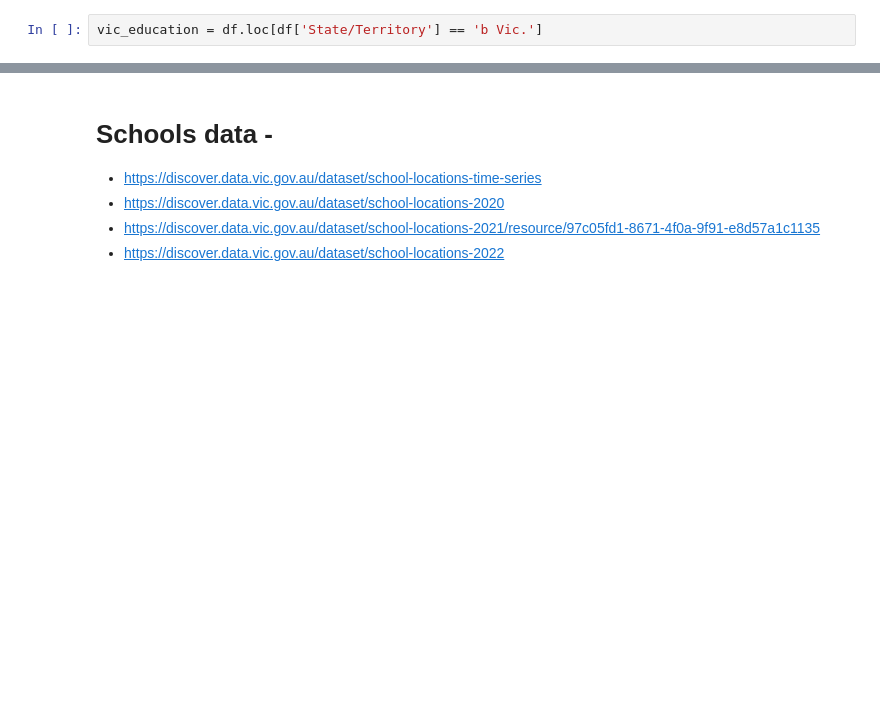
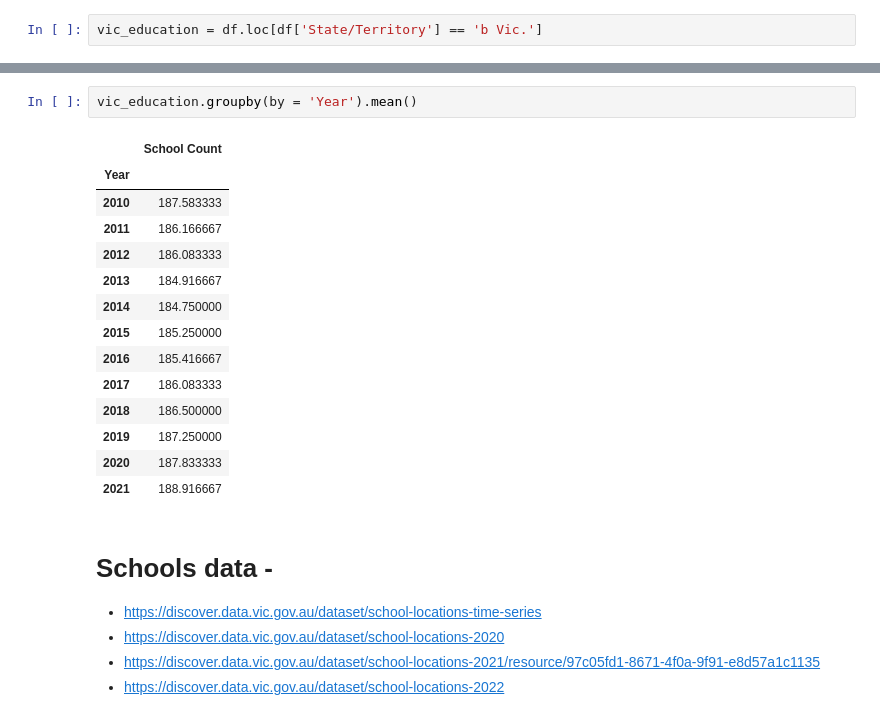
Before and after one commit to MAST30034-Applied-Data-Science/generic-real-estate-consulting-project-group-59, a Jupyter notebook: scripts/ABS_data.ipynb, the cells around one changed output, grey strips where cells are left out. Cells and saved outputs as stored; diff of their text form; blank space fills up the shorter version.

```diff
--- a/scripts/ABS_data.ipynb
+++ b/scripts/ABS_data.ipynb
@@ -202,3 +222,20 @@ vic_education.shape
+# %%
+vic_education.groupby(by = 'Year').mean()
+# %% [output]
+|  | School Count |
+| Year |  |
+| 2010 | 187.583333 |
+| 2011 | 186.166667 |
+| 2012 | 186.083333 |
+| 2013 | 184.916667 |
+| 2014 | 184.750000 |
+| 2015 | 185.250000 |
+| 2016 | 185.416667 |
+| 2017 | 186.083333 |
+| 2018 | 186.500000 |
+| 2019 | 187.250000 |
+| 2020 | 187.833333 |
+| 2021 | 188.916667 |
 # %% [markdown]
 # Schools data -
 - https://discover.data.vic.gov.au/dataset/school-locations-time-series
```
Also changed, not shown: parts of 11 cells of this notebook.
